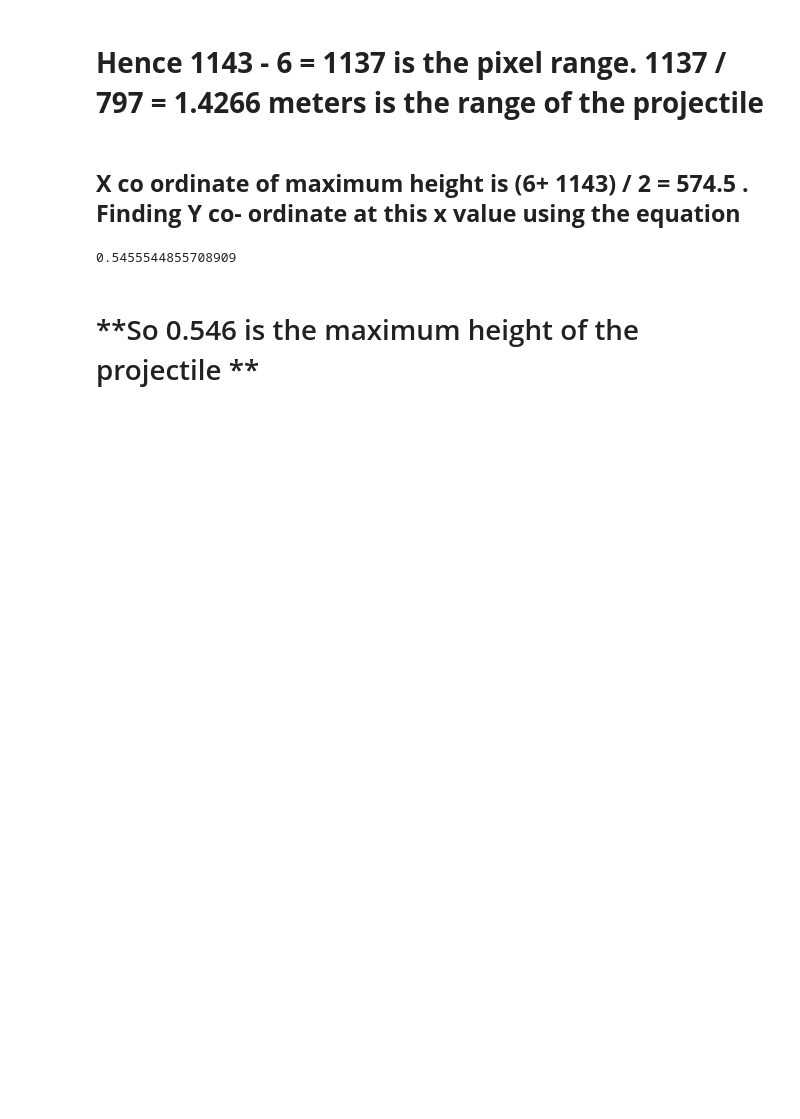
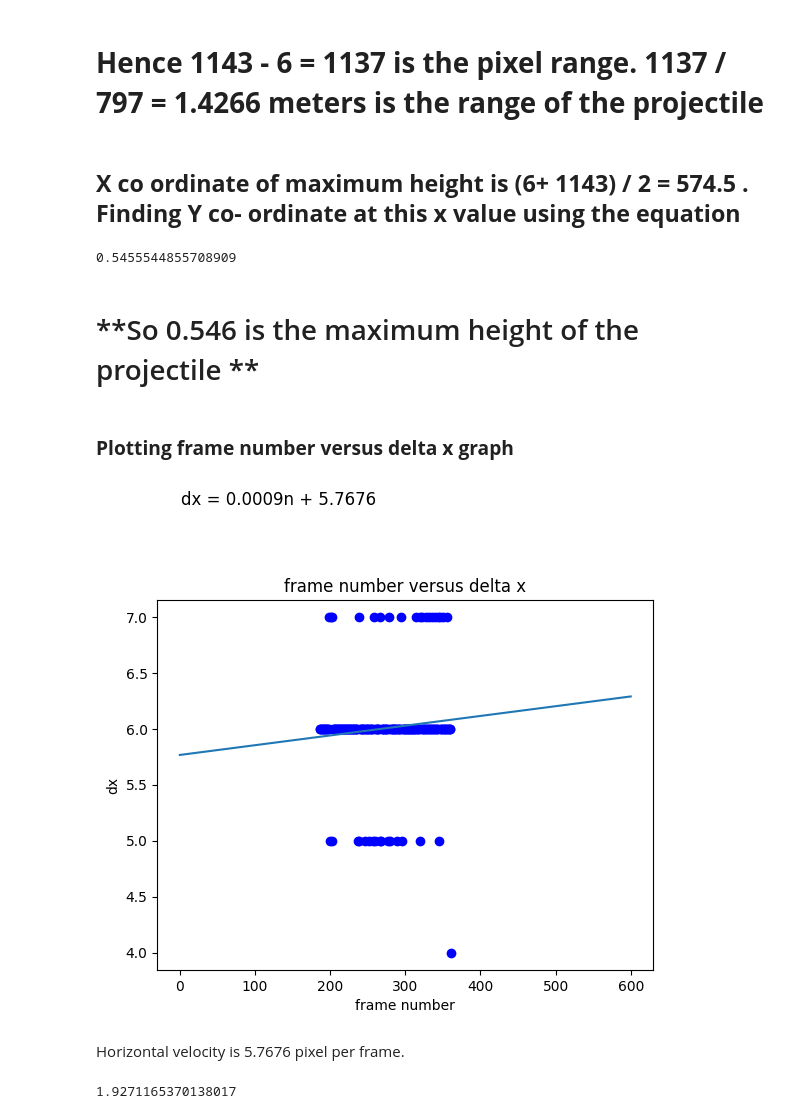
Before and after one commit to gopinath-github99/projectile_analysis_exam, a Jupyter notebook: projectile_analysis.ipynb, the cells around one changed output. Cells and saved outputs as stored; diff of their text form; code cells hidden in the pictures; blank space fills up the shorter version.

Commit message:
found the horizontal velocity, vertical velocity  and g values

```diff
--- a/projectile_analysis.ipynb
+++ b/projectile_analysis.ipynb
@@ -328,3 +328,38 @@ plt.show()
 0.5455544855708909
 # %% [markdown]
 # **So 0.546 is the maximum height of the projectile **
+# %% [markdown]
+### **Plotting frame number versus delta x graph**
+# %%
+# Fit a linear regression line to the coordinates
+coefficients = np.polyfit(frame_nos[:-1], delta_x, 1)
+m, b = coefficients
+
+# Generate x values for the plot
+n = np.linspace(0, 600, 100)
+
+# Calculate y values based on the linear equation
+dx = m * n + b
+
+# Plot the linear graph
+plt.plot(n, dx, label='Linear Graph')
+
+# Plot the original coordinates
+plt.scatter(frame_nos[:-1], delta_x, color='blue', label='Coordinates')
+
+# Print the equation on the graph
+equation = f"dx = {m:.4f}n + {b:.4f}"
+plt.text(1, 8, equation, fontsize=12)
+
+plt.xlabel('frame number')
+plt.ylabel('dx')
+plt.title('frame number versus delta x')
+plt.show()
+# %% [output]
+[figure, added]
+# %% [markdown]
+Horizontal velocity is 5.7676 pixel per frame.
+# %%
+(5.7676/ 797 ) / (1/266.3)
+# %% [output]
+1.9271165370138017
```
Also changed, not shown: parts of 6 cells of this notebook.
